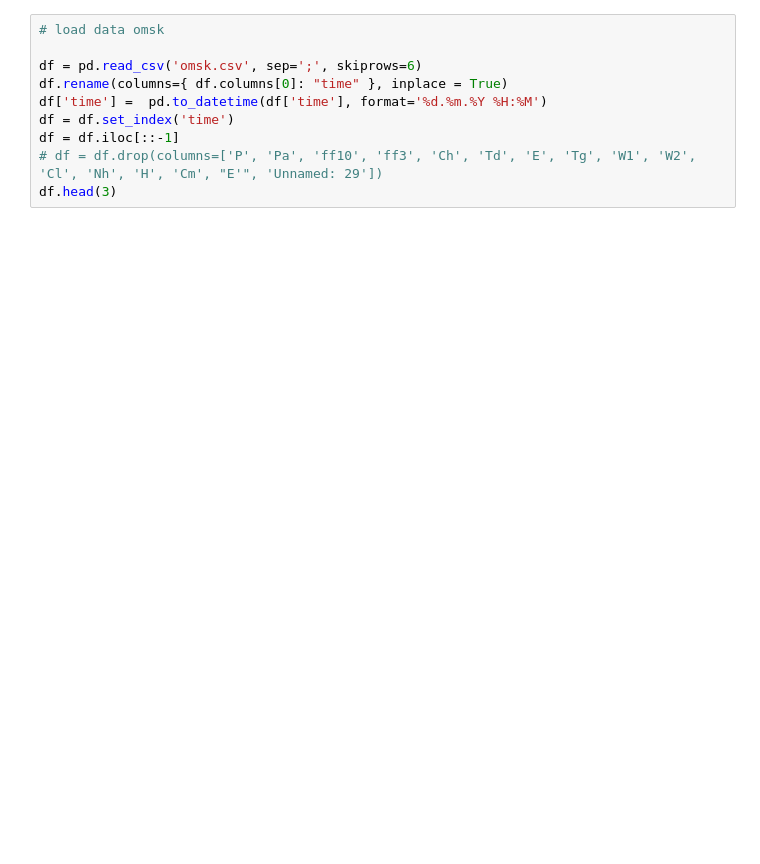
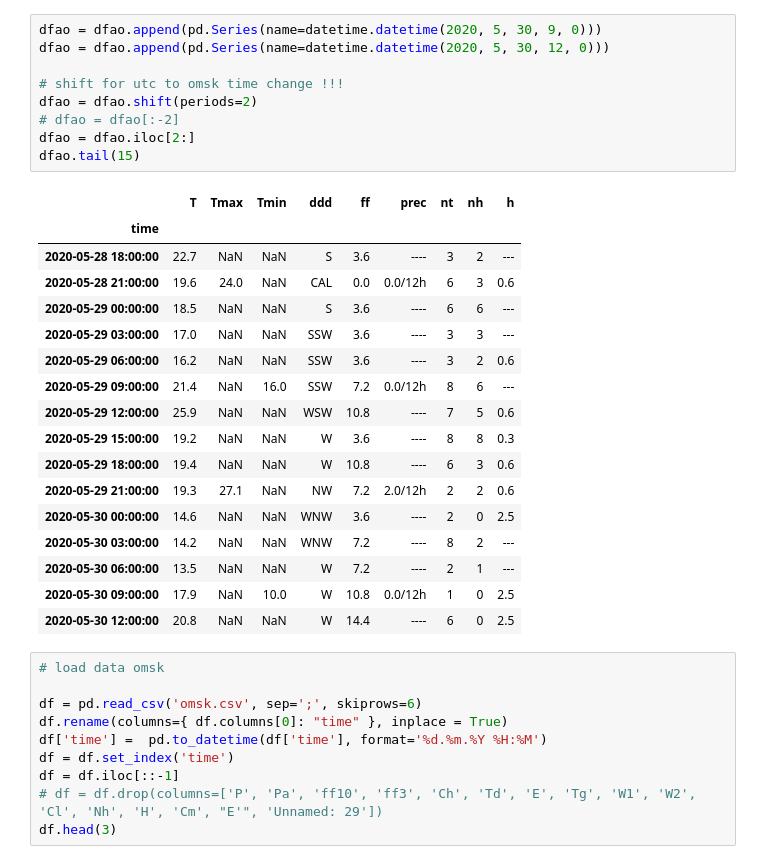
Before and after one commit to dimka11/coursework, a Jupyter notebook: RP5/thermal_pollution_4.ipynb, the cells around one changed output. Saved outputs shown, nothing was run; the diff lists cells and outputs as text; blank space fills up the shorter version.

```diff
--- a/RP5/thermal_pollution_4.ipynb
+++ b/RP5/thermal_pollution_4.ipynb
@@ -39,3 +159,30 @@ dfao.head(10)
+# %%
+dfao = dfao.append(pd.Series(name=datetime.datetime(2020, 5, 30, 9, 0)))
+dfao = dfao.append(pd.Series(name=datetime.datetime(2020, 5, 30, 12, 0)))
+
+# shift for utc to omsk time change !!!
+dfao = dfao.shift(periods=2)
+# dfao = dfao[:-2]
+dfao = dfao.iloc[2:]
+dfao.tail(15)
+# %% [output]
+|  | T | Tmax | Tmin | ddd | ff | prec | nt | nh | h |
+| time |  |  |  |  |  |  |  |  |  |
+| 2020-05-28 18:00:00 | 22.7 | NaN | NaN | S | 3.6 | ---- | 3 | 2 | --- |
+| 2020-05-28 21:00:00 | 19.6 | 24.0 | NaN | CAL | 0.0 | 0.0/12h | 6 | 3 | 0.6 |
+| 2020-05-29 00:00:00 | 18.5 | NaN | NaN | S | 3.6 | ---- | 6 | 6 | --- |
+| 2020-05-29 03:00:00 | 17.0 | NaN | NaN | SSW | 3.6 | ---- | 3 | 3 | --- |
+| 2020-05-29 06:00:00 | 16.2 | NaN | NaN | SSW | 3.6 | ---- | 3 | 2 | 0.6 |
+| 2020-05-29 09:00:00 | 21.4 | NaN | 16.0 | SSW | 7.2 | 0.0/12h | 8 | 6 | --- |
+| 2020-05-29 12:00:00 | 25.9 | NaN | NaN | WSW | 10.8 | ---- | 7 | 5 | 0.6 |
+| 2020-05-29 15:00:00 | 19.2 | NaN | NaN | W | 3.6 | ---- | 8 | 8 | 0.3 |
+| 2020-05-29 18:00:00 | 19.4 | NaN | NaN | W | 10.8 | ---- | 6 | 3 | 0.6 |
+| 2020-05-29 21:00:00 | 19.3 | 27.1 | NaN | NW | 7.2 | 2.0/12h | 2 | 2 | 0.6 |
+| 2020-05-30 00:00:00 | 14.6 | NaN | NaN | WNW | 3.6 | ---- | 2 | 0 | 2.5 |
+| 2020-05-30 03:00:00 | 14.2 | NaN | NaN | WNW | 7.2 | ---- | 8 | 2 | --- |
+| 2020-05-30 06:00:00 | 13.5 | NaN | NaN | W | 7.2 | ---- | 2 | 1 | --- |
+| 2020-05-30 09:00:00 | 17.9 | NaN | 10.0 | W | 10.8 | 0.0/12h | 1 | 0 | 2.5 |
+| 2020-05-30 12:00:00 | 20.8 | NaN | NaN | W | 14.4 | ---- | 6 | 0 | 2.5 |
 # %%
 # load data omsk
 
```
Also changed, not shown: parts of 14 cells of this notebook, 3 other files.
